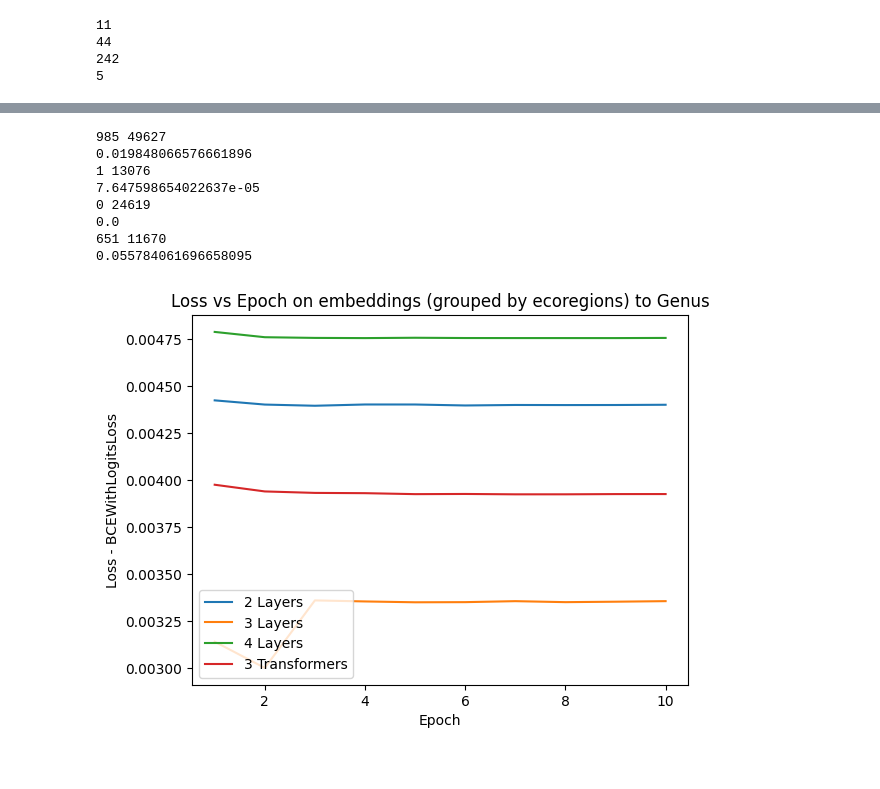
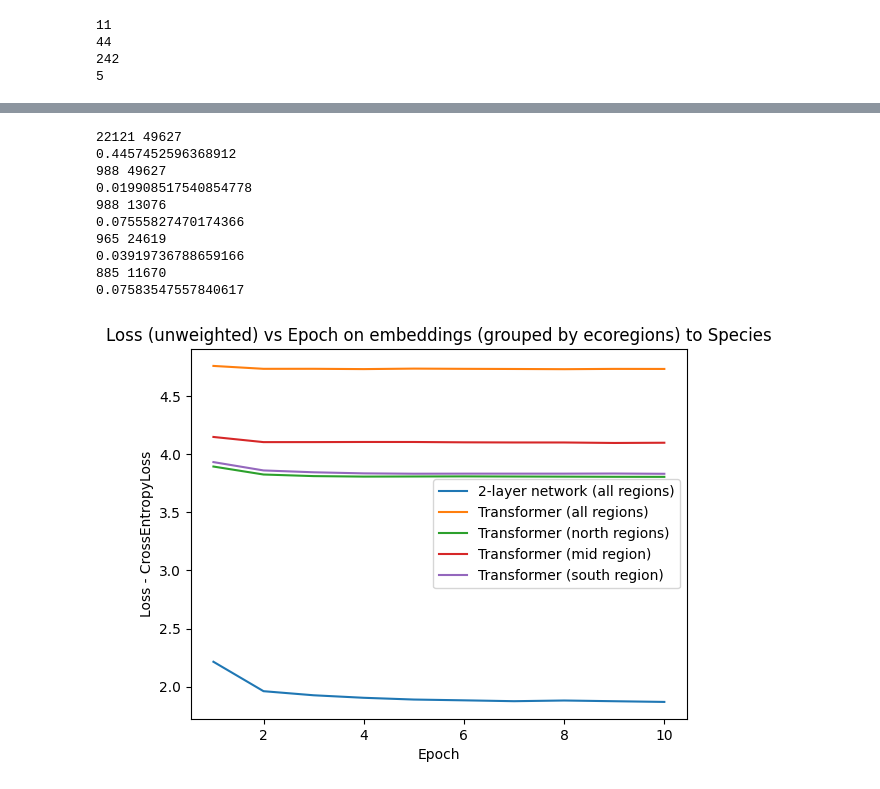
Before and after one commit to Excalibur1224/Deep_learning_final, a Jupyter notebook: final.ipynb, the cells around one changed output, grey strips where cells are left out. Drawn from its saved outputs; the diff is of its cells as text; code cells hidden in the pictures.

Commit message:
run experiments on transformer and linear models

```diff
--- a/final.ipynb
+++ b/final.ipynb
@@ -201,6 +201,18 @@ class TransformerModel(nn.Module):
         result = self.t3(self.t2(self.t1(embedding)))
         x = self.relu(self.l1(result))
         return self.l2(x)
+class SimpleLinear2(nn.Module):
+    def __init__(self):
+        super().__init__()
+        self.l1 = nn.Linear(64, 1024)
+        self.l2 = nn.Linear(1024, 2048)
+        self.l3 = nn.Linear(2048, 242)
+        self.relu = nn.ReLU()
+
+    def forward(self, embedding):
+        x = self.relu(self.l1(embedding))
+        x = self.relu(self.l2(x))
+        return self.l3(x)
 # %%
 import torch.optim as optim
 def training(model, learning_rate, criterion, train_dataloader):
@@ -227,14 +239,15 @@ accuracies = []
 labels = []
 learning_rate = 2e-3
 
+linear2 = SimpleLinear2().to(device)
 transformer_a = TransformerModel().to(device)
 transformer_n = TransformerModel().to(device)
 transformer_m = TransformerModel().to(device)
 transformer_s = TransformerModel().to(device)
 
 
-criterion = nn.BCEWithLogitsLoss(weight=genus_weight)
-
+criterion = nn.CrossEntropyLoss()
+losses2 = training(model=linear2, learning_rate=learning_rate, criterion=criterion, train_dataloader=a_train_dataloader)
 losses_a = training(model=transformer_a, learning_rate=learning_rate, criterion=criterion, train_dataloader=a_train_dataloader)
 losses_n = training(model=transformer_n, learning_rate=learning_rate, criterion=criterion, train_dataloader=n_train_dataloader)
 losses_m = training(model=transformer_m, learning_rate=learning_rate, criterion=criterion, train_dataloader=m_train_dataloader)
@@ -275,31 +285,35 @@ def analyze(model, learning_rate, dataloader, criterion):
     print(count/len(dataloader))
     return count/len(dataloader)
 # %%
-accuracies.append(analyze(transformer_a, learning_rate, a_train_dataloader, criterion=criterion))
-accuracies.append(analyze(transformer_n, learning_rate, n_train_dataloader, criterion=criterion))
-accuracies.append(analyze(transformer_m, learning_rate, m_train_dataloader, criterion=criterion))
-accuracies.append(analyze(transformer_s, learning_rate, s_train_dataloader, criterion=criterion))
+analyze(linear2, a_train_dataloader)
+accuracies.append(analyze(transformer_a, a_train_dataloader))
+accuracies.append(analyze(transformer_n, n_train_dataloader))
+accuracies.append(analyze(transformer_m, m_train_dataloader))
+accuracies.append(analyze(transformer_s, s_train_dataloader))
 # %% [output]
-985 49627
-0.019848066576661896
-1 13076
-7.647598654022637e-05
-0 24619
-0.0
-651 11670
-0.055784061696658095
+22121 49627
+0.4457452596368912
+988 49627
+0.019908517540854778
+988 13076
+0.07555827470174366
+965 24619
+0.03919736788659166
+885 11670
+0.07583547557840617
 # %%
 x = list(range(1,11))
 
-plt.plot(x, losses_a, label = "2 Layers")
-plt.plot(x, losses_n, label = "3 Layers")
-plt.plot(x, losses_m, label = "4 Layers")
-plt.plot(x, losses_s, label = "3 Transformers")
-plt.ylabel("Loss - BCEWithLogitsLoss")
+plt.plot(x, losses2, label = "2-layer network (all regions)")
+plt.plot(x, losses_a, label = "Transformer (all regions)")
+plt.plot(x, losses_n, label = "Transformer (north regions)")
+plt.plot(x, losses_m, label = "Transformer (mid region)")
+plt.plot(x, losses_s, label = "Transformer (south region)")
+plt.ylabel("Loss - CrossEntropyLoss")
 plt.xlabel("Epoch")
 plt.legend()
-plt.title("Loss vs Epoch on embeddings (grouped by ecoregions) to Genus")
+plt.title("Loss (unweighted) vs Epoch on embeddings (grouped by ecoregions) to Species")
 plt.show()
 # %% [output]
-[figure, old version]
+[figure, new version]
 # %%
```
Also changed, not shown: parts of 8 cells of this notebook, 1 other file.
